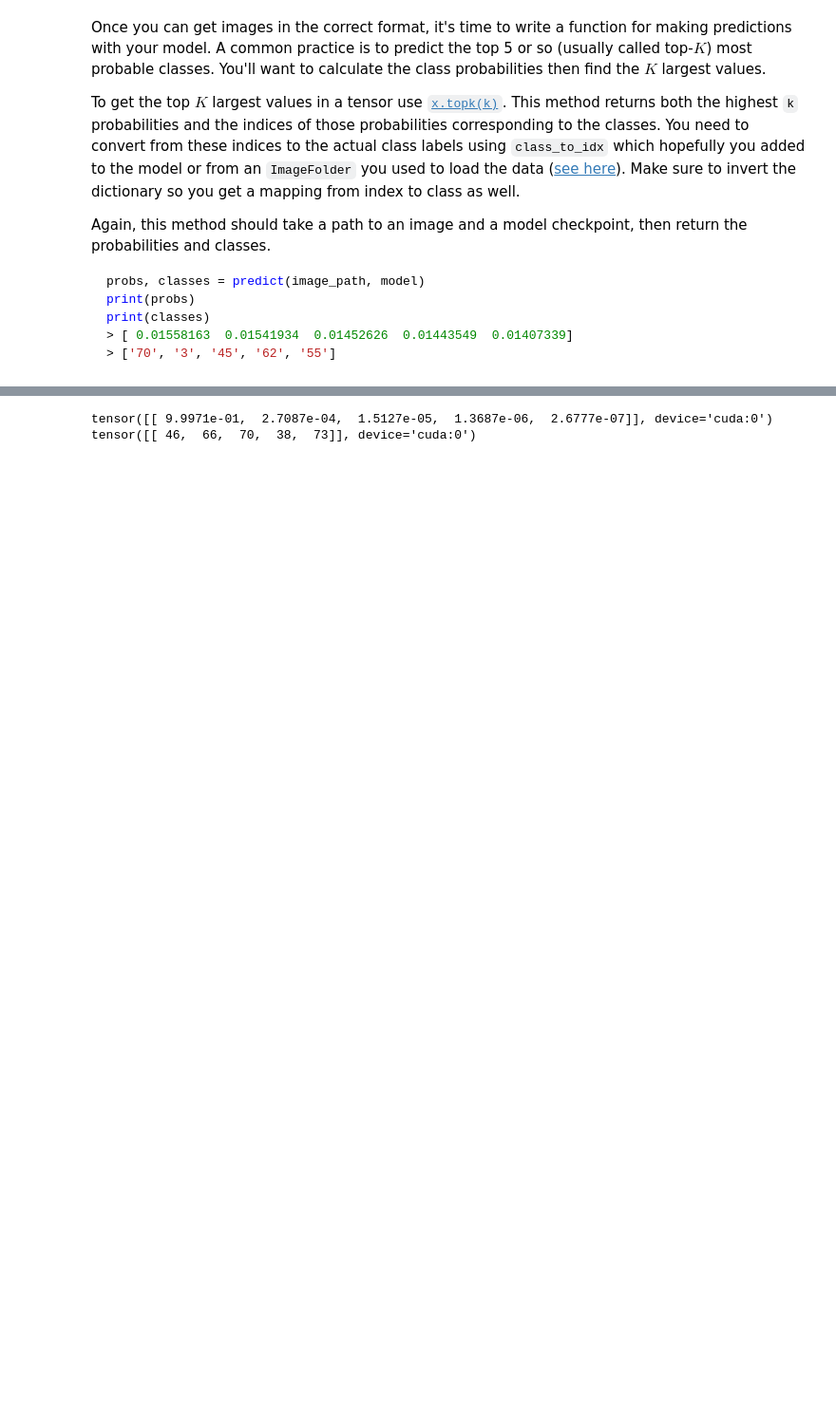
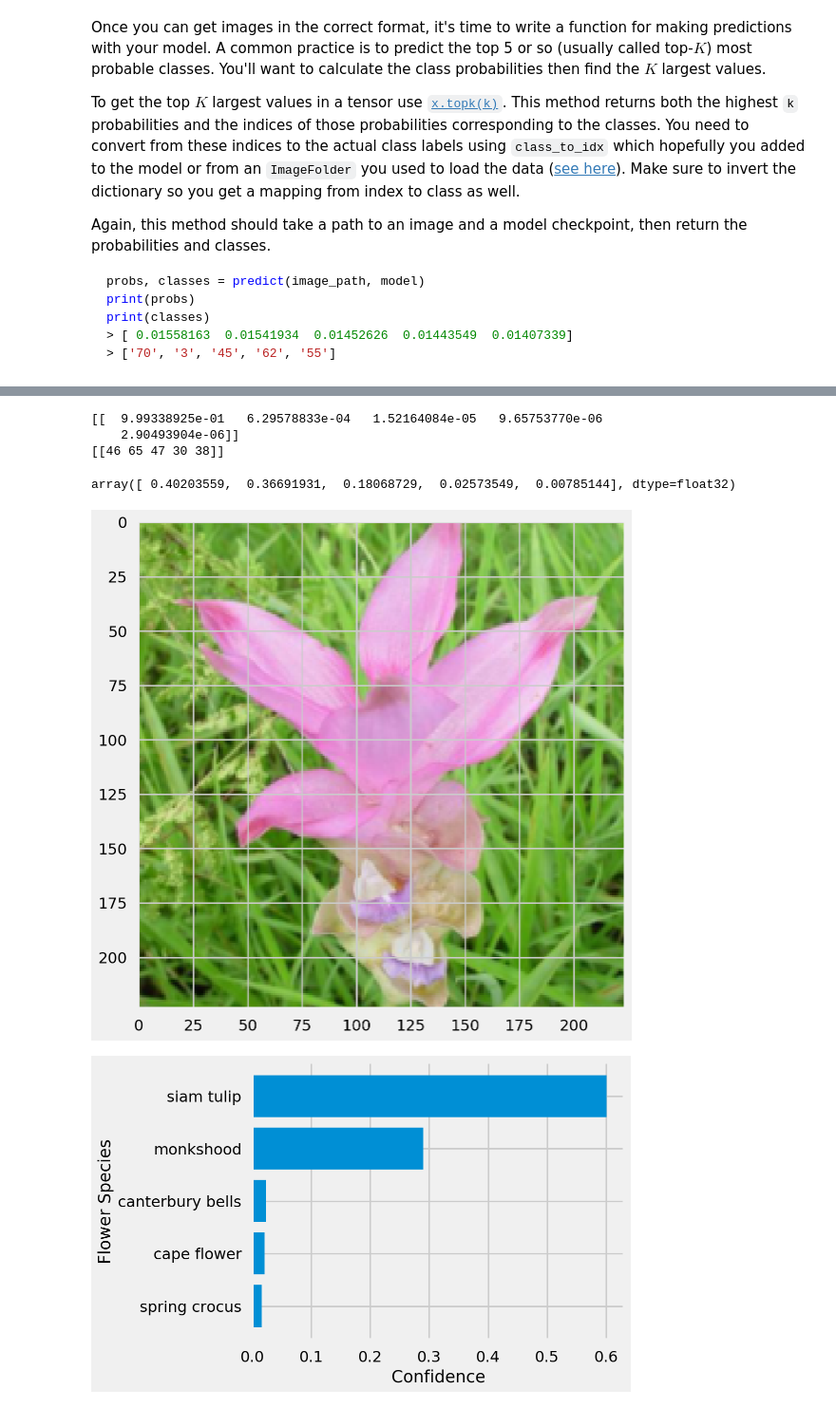
Before and after one commit to kennethn/machine-learning-nanodegree, a Jupyter notebook: p2_image_classifier/Image Classifier Project.ipynb, the cells around one changed output, grey strips where cells are left out. Shown at 95% size. Drawn from its saved outputs; the diff is of its cells as text; code cells hidden in the pictures; blank space fills up the shorter version.

Commit message:
Model work complete

```diff
--- a/p2_image_classifier/Image Classifier Project.ipynb
+++ b/p2_image_classifier/Image Classifier Project.ipynb
@@ -226,11 +224,10 @@ for e in range(epochs):
         steps += 1
 
         # Move input and label tensors to the default device
-        inputs,labels = inputs.to(device), labels.to(device)
+        inputs, labels = inputs.to(device), labels.to(device)
 
         optimizer.zero_grad()
 
-        # Forward and backward passes
         outputs = model.forward(inputs)
         loss = criterion(outputs, labels)
         loss.backward()
@@ -240,8 +237,8 @@ for e in range(epochs):
 
         if steps % print_every == 0:
             model.eval()
-            vlost = 0
-            accuracy=0
+            loss_v = 0
+            accuracy = 0
 
             for ii, (inputs_v, labels_v) in enumerate(validloader):
                 optimizer.zero_grad()
@@ -250,18 +247,18 @@ for e in range(epochs):
                 model.to(device)
                 with torch.no_grad():
                     outputs = model.forward(inputs_v)
-                    vlost = criterion(outputs,labels_v)
+                    loss_v = criterion(outputs,labels_v)
                     ps = torch.exp(outputs).data
                     equals = (labels_v.data == ps.max(1)[1])
                     accuracy += equals.type_as(torch.FloatTensor()).mean()
 
-            vlost = vlost / len(validloader)
+            loss_v = loss_v / len(validloader)
             accuracy = accuracy /len(validloader)
 
-            print("Epoch: {}/{}... ".format(e+1, epochs),
-                  "Loss: {:.4f}".format(running_loss/print_every),
-                  "Validation Lost {:.4f}".format(vlost),
-                  "Accuracy: {:.4f}".format(accuracy))
+            print(f"Epoch {e+1}/{epochs}.. "
+                  f"Train loss: {running_loss/print_every:.3f}.. "
+                  f"Validation loss: {loss_v:.3f}.. "
+                  f"Accuracy: {accuracy:.3f}")
 
             running_loss = 0
 # %% [output]
@@ -452,7 +450,8 @@ def predict(image_path, model):
 
     probability = F.softmax(output.data,dim=1)
 
-    return probability.topk(5)
+    probs, classes = probability.topk(5)
+    return probs.cpu().numpy(), classes.cpu().numpy()
 # %% [markdown]
 ## Sanity Checking
 
@@ -467,6 +466,33 @@ probs, classes = predict('flowers/test/49/image_06213.jpg', model)
 print(probs)
 print(classes)
 # %% [output]
-tensor([[ 9.9971e-01,  2.7087e-04,  1.5127e-05,  1.3687e-06,  2.6777e-07]], device='cuda:0')
-tensor([[ 46,  66,  70,  38,  73]], device='cuda:0')
+[[  9.99338925e-01   6.29578833e-04   1.52164084e-05   9.65753770e-06
+    2.90493904e-06]]
+[[46 65 47 30 38]]
+# %%
+probabilities = probs[0]
+c_names = [cat_to_name[class_names[x]] for x in classes[0]]
+# %%
+probabilities
+# %% [output]
+array([ 0.40203559,  0.36691931,  0.18068729,  0.02573549,  0.00785144], dtype=float32)
+# %%
+def plot_predict(image_path, model):
+    imshow(process_image(image_path))
+    probs, classes = predict(image_path, model)
+    probabilities = probs[0][::-1]
+    c_names = [cat_to_name[class_names[x]] for x in classes[0][::-1]]
+    index = np.arange(len(c_names))
+    plt.barh(index, probabilities)
+    plt.ylabel('Flower Species')
+    plt.xlabel('Confidence')
+    plt.yticks(index, c_names)
+    fig = plt.gcf()
+    fig.set_size_inches(6.25, 5)
+    plt.show()
+# %%
+plot_predict('flowers/test/39/image_07035.jpg', model)
+# %% [output]
+[figure, added]
+[figure, added]
 # %%
```
Also changed, not shown: parts of 10 cells of this notebook.
